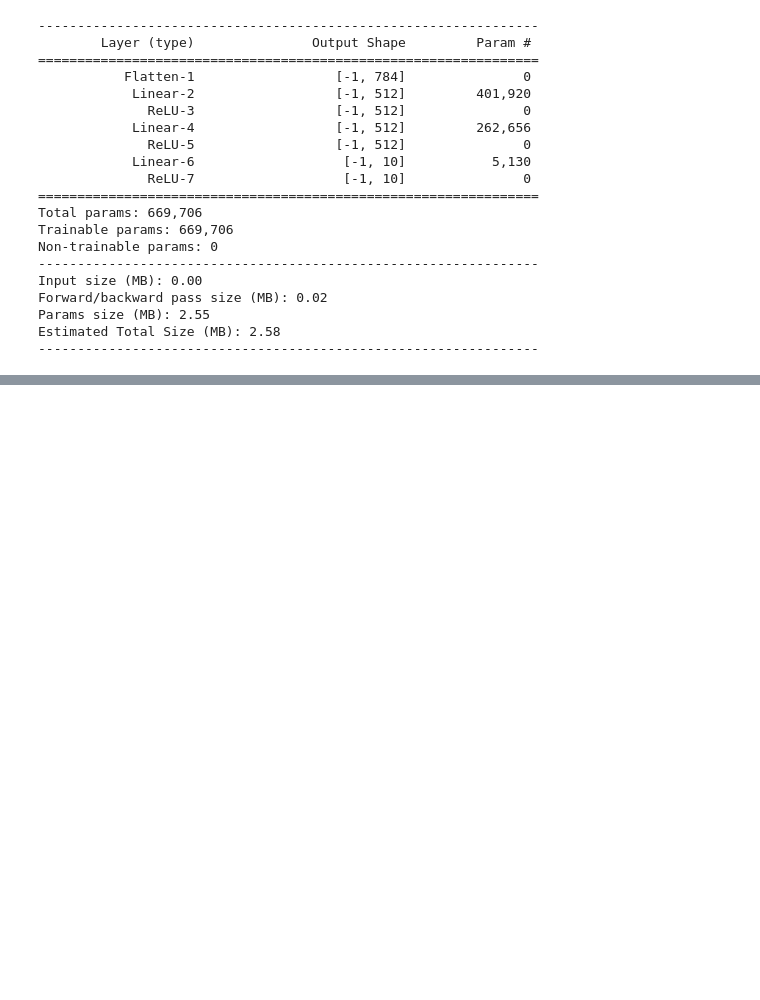
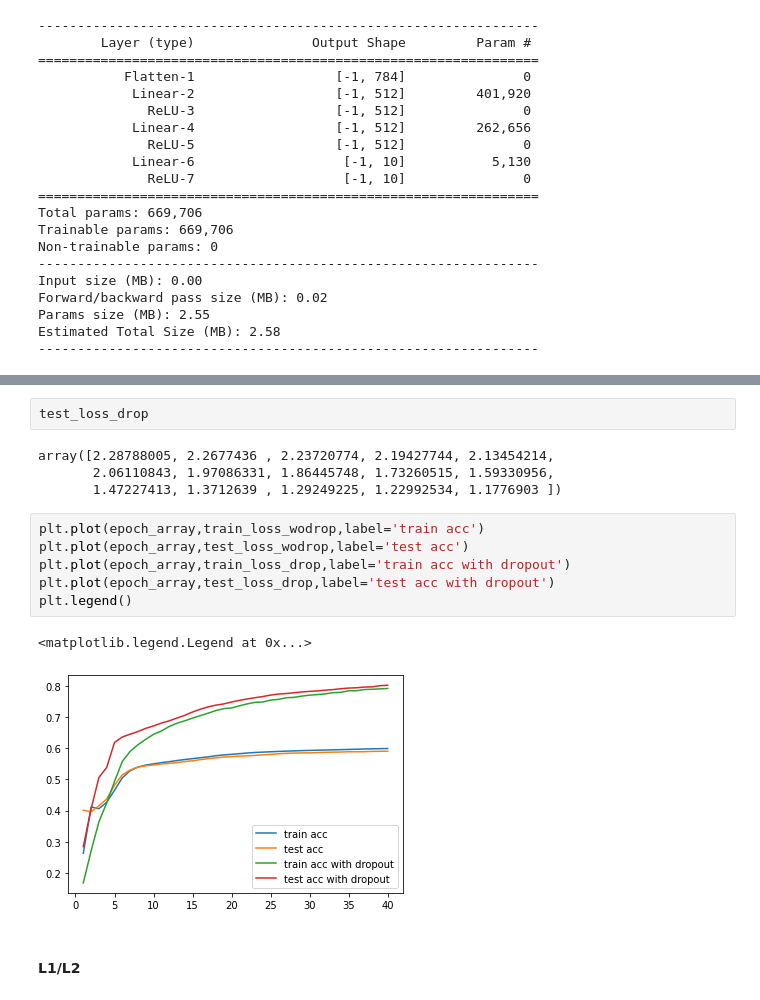
Before and after one commit to skywateryang/Pytorch-beginner, a Jupyter notebook: 四、构建模型.ipynb, the cells around one changed output, grey strips where cells are left out. Saved outputs shown, nothing was run; the diff lists cells and outputs as text; blank space fills up the shorter version.

```diff
--- a/四、构建模型.ipynb
+++ b/四、构建模型.ipynb
@@ -183,0 +416,17 @@ Estimated Total Size (MB): 2.58
+# %%
+test_loss_drop
+# %% [output]
+array([2.28788005, 2.2677436 , 2.23720774, 2.19427744, 2.13454214,
+       2.06110843, 1.97086331, 1.86445748, 1.73260515, 1.59330956,
+       1.47227413, 1.3712639 , 1.29249225, 1.22992534, 1.1776903 ])
+# %%
+plt.plot(epoch_array,train_loss_wodrop,label='train acc')
+plt.plot(epoch_array,test_loss_wodrop,label='test acc')
+plt.plot(epoch_array,train_loss_drop,label='train acc with dropout')
+plt.plot(epoch_array,test_loss_drop,label='test acc with dropout')
+plt.legend()
+# %% [output]
+<matplotlib.legend.Legend at 0x...>
+[figure, added]
+# %% [markdown]
+#### L1/L2
```
Also changed, not shown: parts of 29 cells of this notebook, 10 other files.
